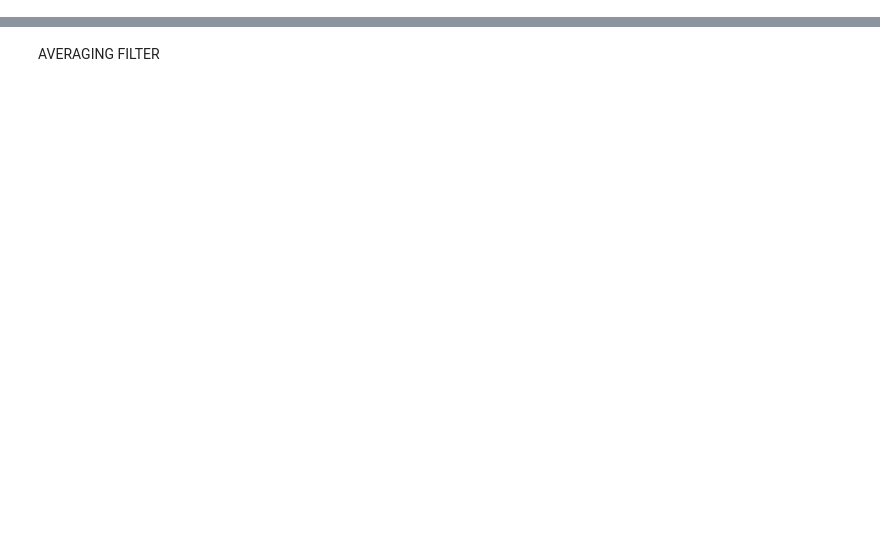
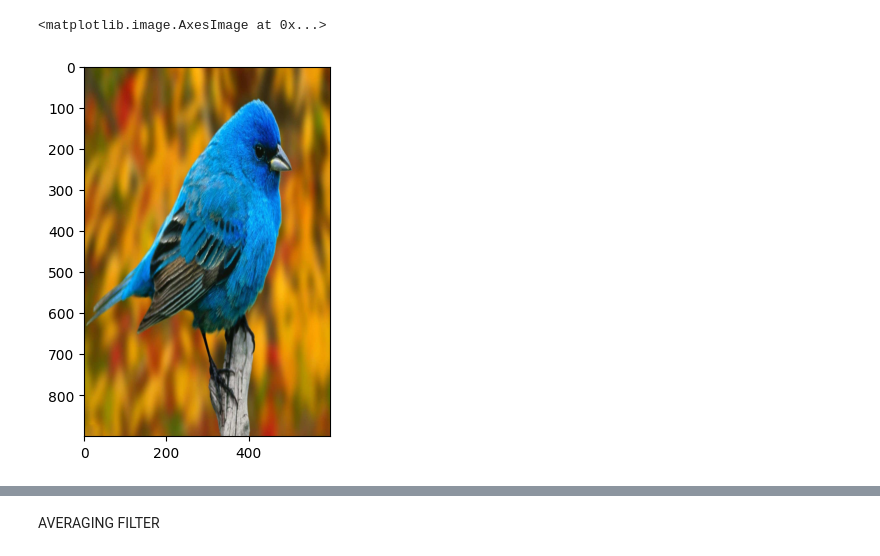
Before and after one commit to Parthiba-Mukhopadhyay/Machine-Vision, a Jupyter notebook: spatial_filters.ipynb, the cells around one changed output, grey strips where cells are left out. Drawn from its saved outputs; the diff is of its cells as text; code cells hidden in the pictures; blank space fills up the shorter version.

```diff
--- a/spatial_filters.ipynb
+++ b/spatial_filters.ipynb
@@ -4,0 +53,5 @@ from IPython.display import Image
+# %%
+plt.imshow(img1)
+# %% [output]
+<matplotlib.image.AxesImage at 0x...>
+[figure, added]
```
Also changed, not shown: parts of 26 cells of this notebook, 11 other files.
